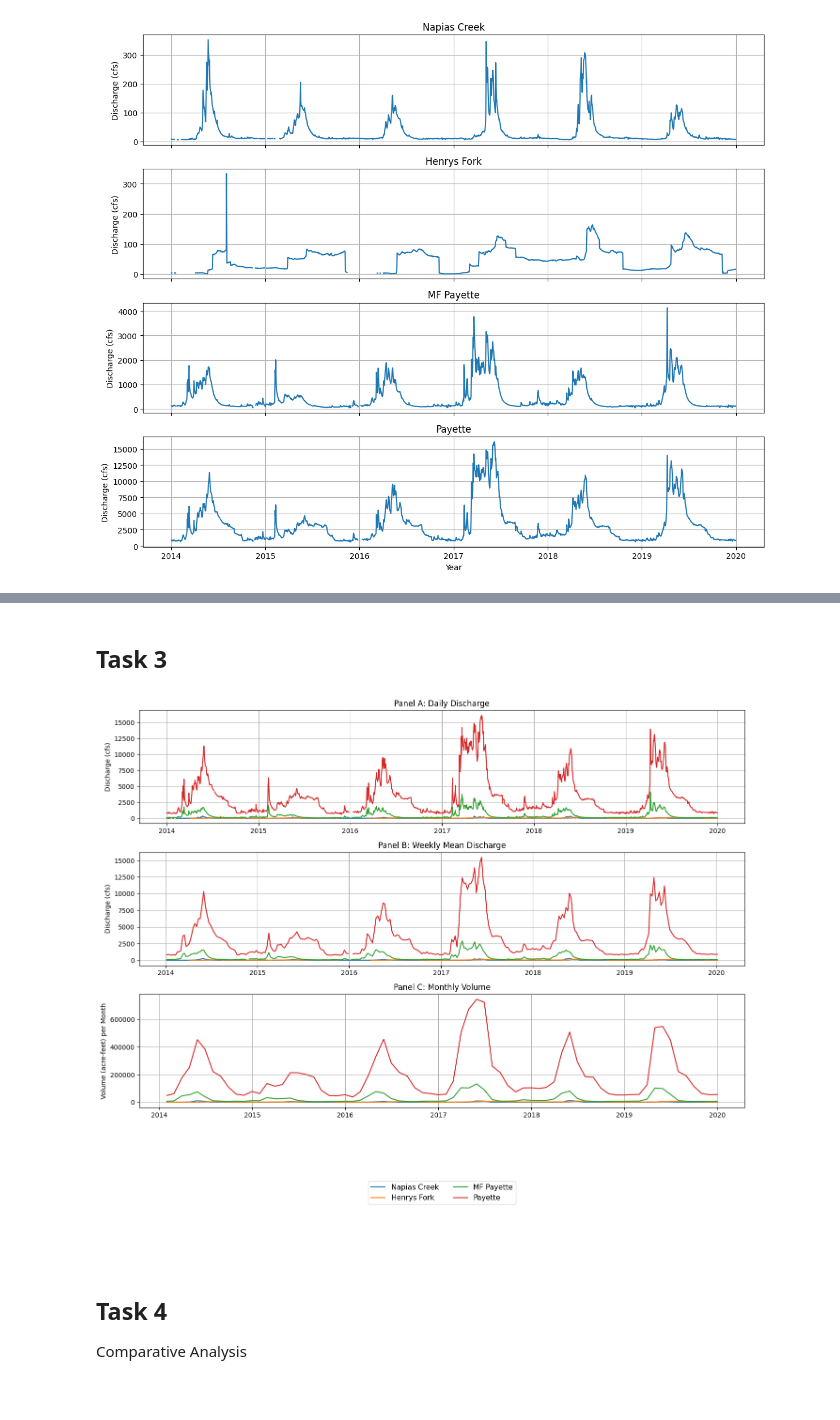
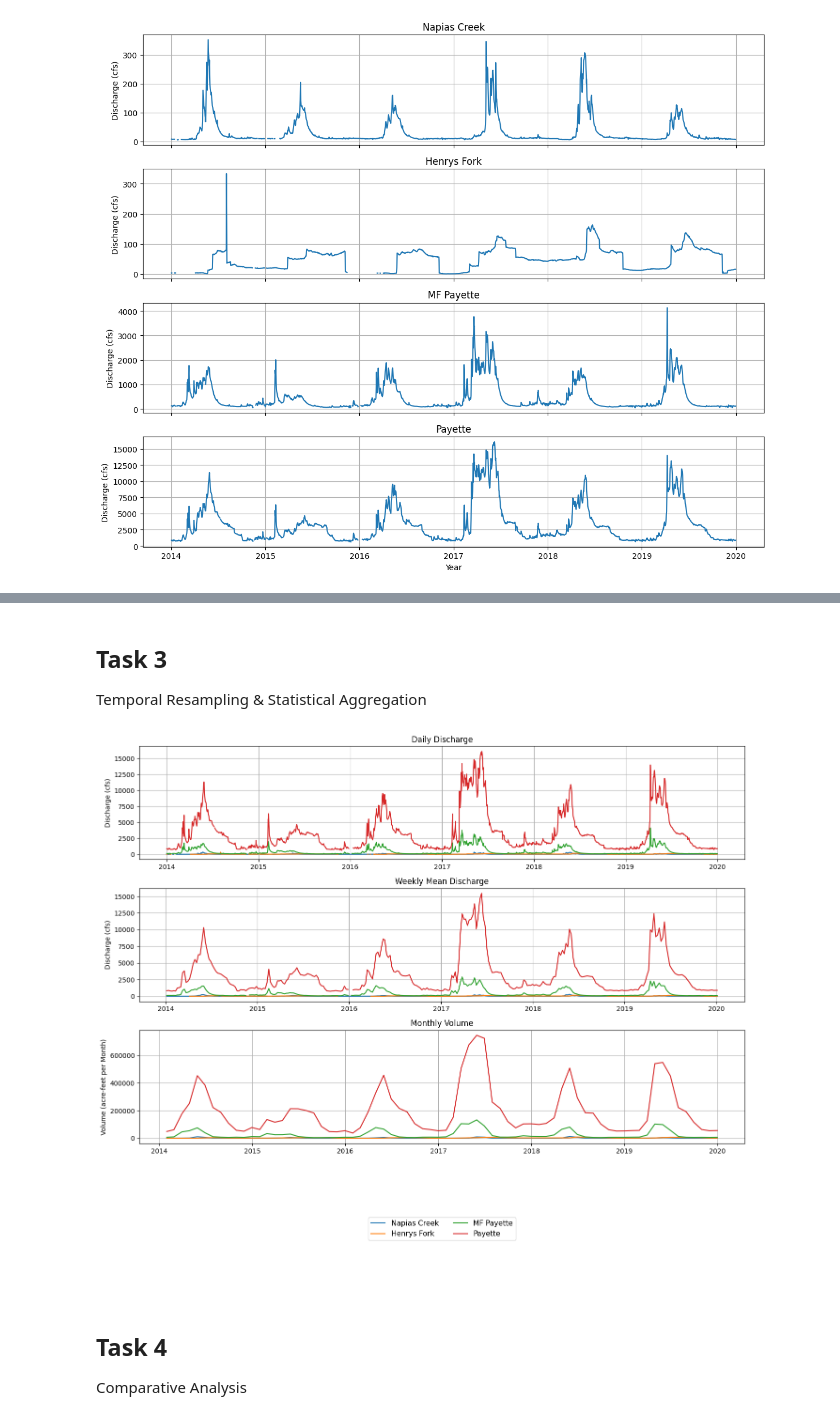
Before and after one commit to jhammond1234/HH_Assignment_1, a Jupyter notebook: notebooks/Assignment_1.ipynb, the cells around one changed output, grey strips where cells are left out. Saved outputs shown, nothing was run; the diff lists cells and outputs as text; code cells hidden in the pictures.

```diff
--- a/notebooks/Assignment_1.ipynb
+++ b/notebooks/Assignment_1.ipynb
@@ -149,5 +129,6 @@ Are there regulated flows (dam influence)?
 # %% [markdown]
 ## Task 3
+Temporal Resampling & Statistical Aggregation
 # %%
 weekly_mean = df_6yr.resample('W').mean()
 # %%
@@ -174,40 +155,40 @@ for col in df_6yr.columns:
     lines.append(line)
     labels.append(col)
 
-axs[0].set_title('Panel A: Daily Discharge')
+axs[0].set_title('Daily Discharge')
 axs[0].set_ylabel('Discharge (cfs)')
 axs[0].grid(True)
 
 # -----------------------
 # Panel B — Weekly Mean
 # -----------------------
 for col in weekly_mean.columns:
     axs[1].plot(weekly_mean.index, weekly_mean[col])
 
-axs[1].set_title('Panel B: Weekly Mean Discharge')
+axs[1].set_title('Weekly Mean Discharge')
 axs[1].set_ylabel('Discharge (cfs)')
 axs[1].grid(True)
 
 # -----------------------
 # Panel C — Monthly Volume
 # -----------------------
 for col in monthly_volume_af.columns:
     axs[2].plot(monthly_volume_af.index, monthly_volume_af[col])
 
-axs[2].set_title('Panel C: Monthly Volume')
-axs[2].set_ylabel('Volume (acre-feet) per Month')
+axs[2].set_title('Monthly Volume')
+axs[2].set_ylabel('Volume (acre-feet per Month)')
 axs[2].grid(True)
 
 # -----------------------
 # Panel D — Legend Only (FIXED)
 # -----------------------
 axs[3].axis('off')
 axs[3].legend(lines, labels, loc='center', ncol=2, fontsize=11)
 
 plt.tight_layout()
 plt.show()
 # %% [output]
-[figure, old version]
+[figure, new version]
 # %% [markdown]
 ## Task 4
 
```
Also changed, not shown: parts of 6 cells of this notebook.
